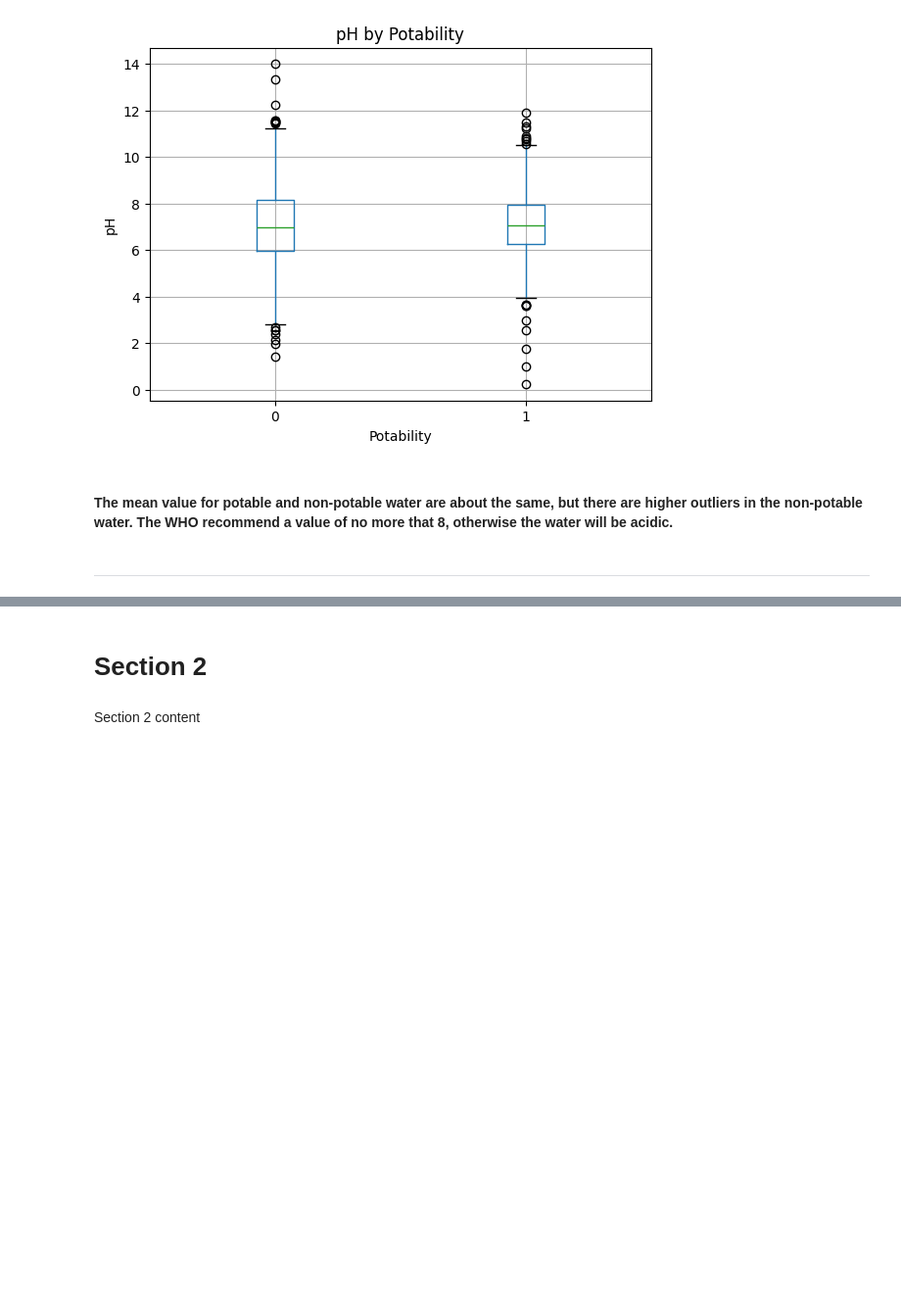
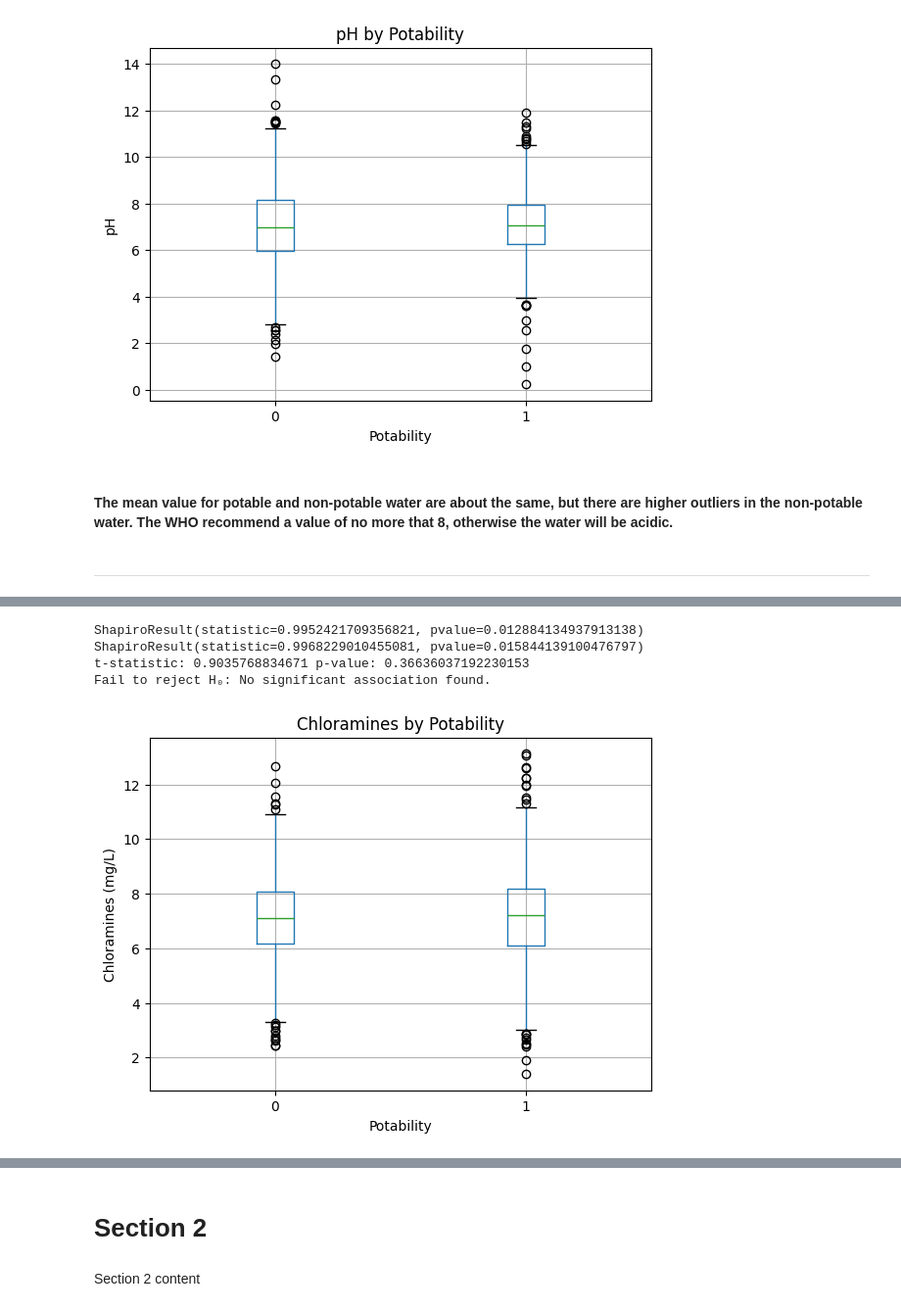
Before and after one commit to Ray99-cpu/water_quality_analysis, a Jupyter notebook: jupyter_notebooks/Water_Quality_Hypothesis.ipynb, the cells around one changed output, grey strips where cells are left out. Shown at 98% size. Cells and saved outputs as stored; diff of their text form; code cells hidden in the pictures; blank space fills up the shorter version.

Commit message:
Add chloromines boxplot visualisation and code

```diff
--- a/jupyter_notebooks/Water_Quality_Hypothesis.ipynb
+++ b/jupyter_notebooks/Water_Quality_Hypothesis.ipynb
@@ -100,0 +113,25 @@ plt.show()
+# %%
+chl_potable = df[df['Potability'] == 1]['Chloramines']
+chl_non_potable = df[df['Potability'] == 0]['Chloramines']
+print(stats.shapiro(chl_potable))
+print(stats.shapiro(chl_non_potable))
+t_stat, p_value = stats.ttest_ind(chl_potable, chl_non_potable, equal_var=False)
+print("t-statistic:", t_stat, "p-value:", p_value)
+if p_value < 0.05:
+    print("Reject H₀: Higher Chloramines are significantly associated with potability.")
+else:
+    print("Fail to reject H₀: No significant association found.")
+# %% [output]
+ShapiroResult(statistic=0.9952421709356821, pvalue=0.012884134937913138)
+ShapiroResult(statistic=0.9968229010455081, pvalue=0.015844139100476797)
+t-statistic: 0.9035768834671 p-value: 0.36636037192230153
+Fail to reject H₀: No significant association found.
+# %%
+df.boxplot(column='Chloramines', by='Potability')
+plt.title("Chloramines by Potability")
+plt.suptitle("")
+plt.xlabel("Potability")
+plt.ylabel("Chloramines (mg/L)")
+plt.show()
+# %% [output]
+[figure, added]
```
Also changed, not shown: parts of 3 cells of this notebook.
